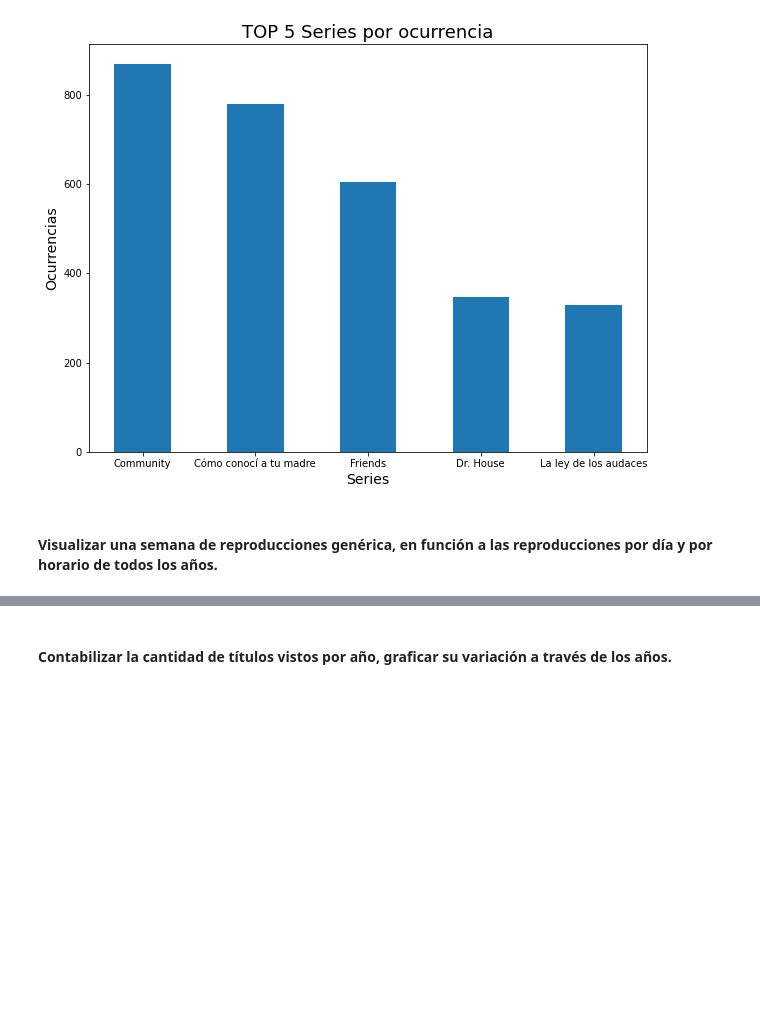
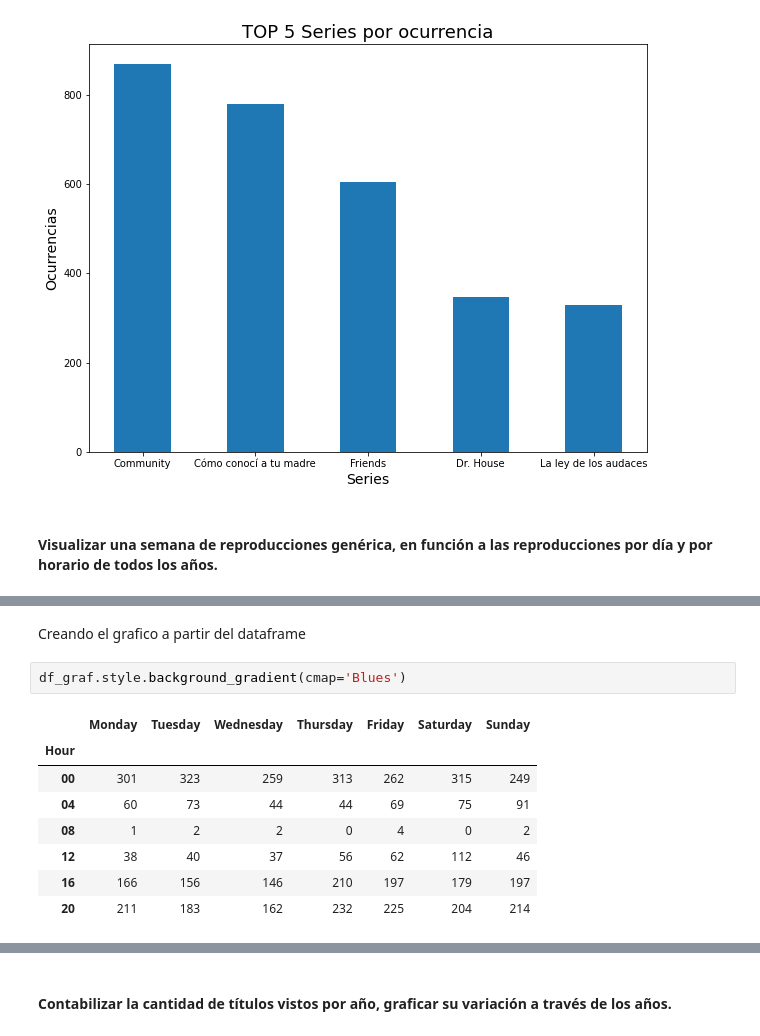
Before and after one commit to dangoldmann/TP-Netflix, a Jupyter notebook: TP_Netflix.ipynb, the cells around one changed output, grey strips where cells are left out. Saved outputs shown, nothing was run; the diff lists cells and outputs as text; blank space fills up the shorter version.

```diff
--- a/TP_Netflix.ipynb
+++ b/TP_Netflix.ipynb
@@ -225,0 +307,13 @@ df["Year"] = df["Start Time"].apply(definirAño)
+# %% [markdown]
+Creando el grafico a partir del dataframe
+# %%
+df_graf.style.background_gradient(cmap='Blues')
+# %% [output]
+|  | Monday | Tuesday | Wednesday | Thursday | Friday | Saturday | Sunday |
+| Hour |  |  |  |  |  |  |  |
+| 00 | 301 | 323 | 259 | 313 | 262 | 315 | 249 |
+| 04 | 60 | 73 | 44 | 44 | 69 | 75 | 91 |
+| 08 | 1 | 2 | 2 | 0 | 4 | 0 | 2 |
+| 12 | 38 | 40 | 37 | 56 | 62 | 112 | 46 |
+| 16 | 166 | 156 | 146 | 210 | 197 | 179 | 197 |
+| 20 | 211 | 183 | 162 | 232 | 225 | 204 | 214 |
```
Also changed, not shown: parts of 18 cells of this notebook.
